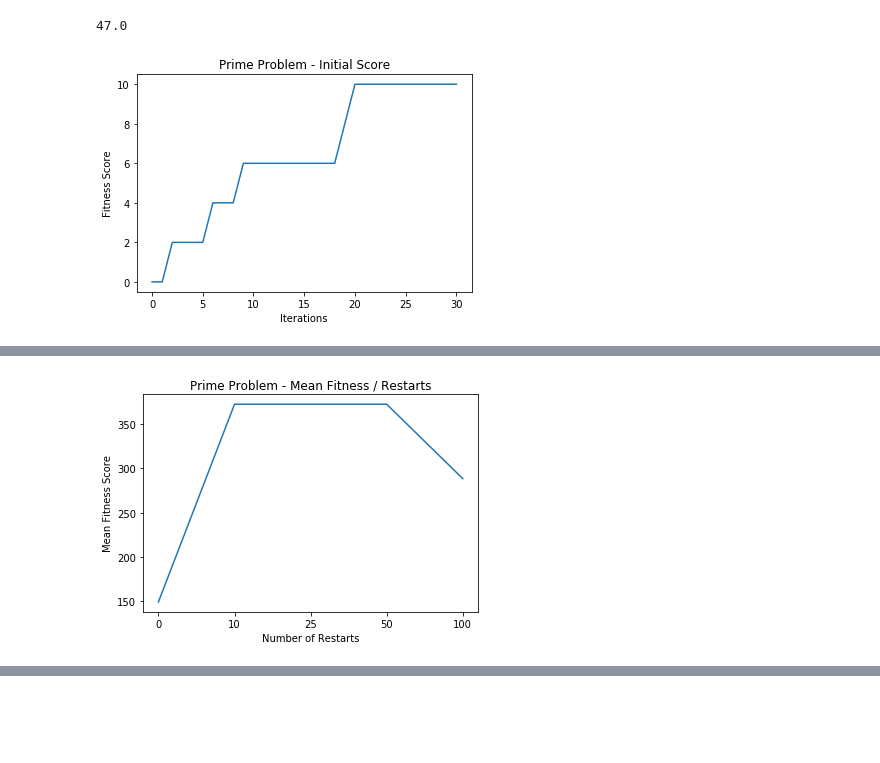
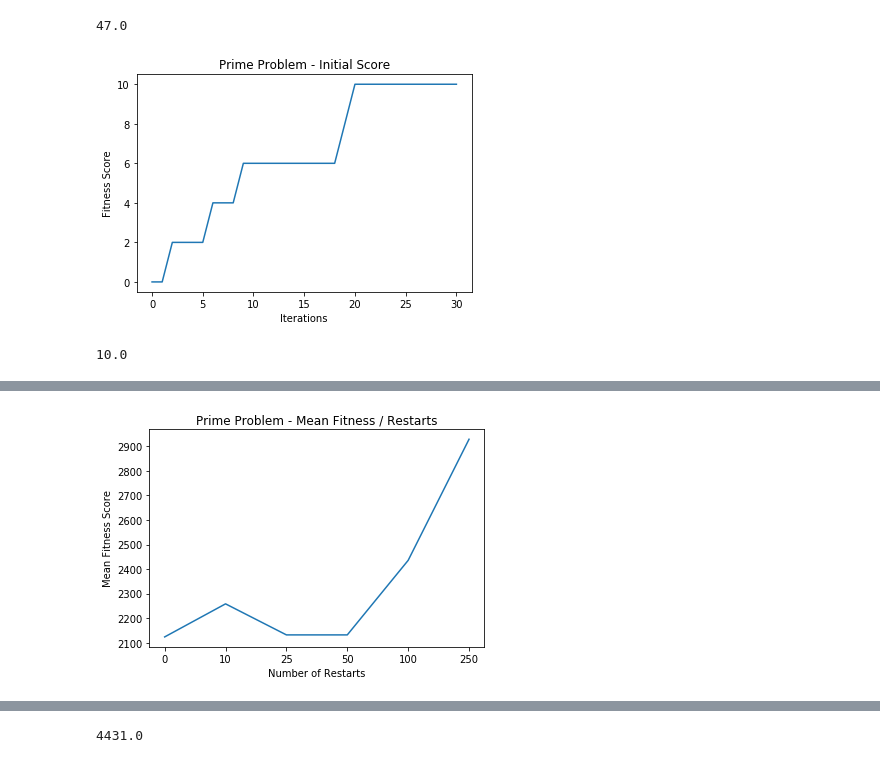
Before and after one commit to JonahCWilson/mla2, a Jupyter notebook: Assignment2.ipynb, the cells around one changed output, grey strips where cells are left out. Saved outputs shown, nothing was run; the diff lists cells and outputs as text; code cells hidden in the pictures; blank space fills up the shorter version.

```diff
--- a/Assignment2.ipynb
+++ b/Assignment2.ipynb
@@ -1138,7 +1253,7 @@ plt.title("{} - Maximum Iterations".format(title))
 plt.show()
 
 # Adjust iteration size and run over attempts
-param_grid['max_iters'] = 250
+param_grid['max_iters'] = math.inf
 means = []
 for i in attempts:
     param_grid['max_attempts'] = i
@@ -1152,7 +1267,7 @@ plt.title("{} - Maximum Attempts".format(title))
 plt.show()
 
 # Run Over Various restarts
-param_grid['max_attempts'] = 25
+param_grid['max_attempts'] = 100
 means = []
 for i in [0, 10, 25, 50, 100]:
     param_grid['restarts'] = i
@@ -1165,7 +1280,7 @@ plt.ylabel("Mean Fitness Score")
 plt.title("{} - Mean Fitness / Restarts".format(title))
 plt.show()
 
-param_grid['restarts'] = 25
+param_grid['restarts'] = 100
 
 best_state, best_fitness, curves = rhc(**param_grid)
 
@@ -1174,6 +1289,8 @@ plt.xlabel("Iterations")
 plt.ylabel("Fitness Score")
 plt.title("{} - Final Score".format(title))
 plt.show()
+
+print(best_fitness)
 # %% [output]
 [figure]
 [figure]
@@ -1296,9 +1414,23 @@ plt.xlabel("Iterations")
 plt.ylabel("Fitness Score")
 plt.show()
 
+print(best_fitness)
+
+# Adjust iteration size and run over attempts
+means = []
+for i in attempts:
+    param_grid['max_attempts'] = i
+    best_state, best_fitness, curves = rhc(**param_grid)
+    means.append(np.mean(curves))
+
+plt.plot([str(i) for i in attempts], means)
+plt.xlabel("Maximum Attempts")
+plt.ylabel("Mean Fitness Score")
+plt.title("{} - Maximum Attempts".format(title))
+plt.show()
 
 # run over different maximum iterations
-
+param_grid['max_attempts'] = 200
 means = []
 for i in iters:
     param_grid['max_iters'] = i
@@ -1311,35 +1443,21 @@ plt.ylabel("Mean Fitness Score")
 plt.title("{} - Maximum Iterations".format(title))
 plt.show()
 
-# Adjust iteration size and run over attempts
-param_grid['max_iters'] = 250
+# Run Over Various restarts
+param_grid['max_iters'] = math.inf
 means = []
-for i in attempts:
-    param_grid['max_attempts'] = i
-    best_state, best_fitness, curves = rhc(**param_grid)
-    means.append(np.mean(curves))
-
-plt.plot([str(i) for i in attempts], means)
-plt.xlabel("Maximum Attempts")
-plt.ylabel("Mean Fitness Score")
-plt.title("{} - Maximum Attempts".format(title))
-plt.show()
-
-# Run Over Various restarts
-param_grid['max_attempts'] = 200
-means = []
-for i in [0, 10, 25, 50, 100]:
+for i in [0, 10, 25, 50, 100, 250]:
     param_grid['restarts'] = i
     best_state, best_fitness, curves = rhc(**param_grid)
     means.append(np.mean(curves))
 
-plt.plot([str(i) for i in [0, 10, 25, 50, 100]], means)
+plt.plot([str(i) for i in [0, 10, 25, 50, 100, 250]], means)
 plt.xlabel("Number of Restarts")
 plt.ylabel("Mean Fitness Score")
 plt.title("{} - Mean Fitness / Restarts".format(title))
 plt.show()
 
-param_grid['restarts'] = 50
+param_grid['restarts'] = 250
 
 best_state, best_fitness, curves = rhc(**param_grid)
 
@@ -1348,5 +1466,8 @@ plt.xlabel("Iterations")
 plt.ylabel("Fitness Score")
 plt.title("{} - Final Score".format(title))
 plt.show()
+
+print(best_fitness)
 # %% [output]
 [figure]
+10.0
@@ -1355 +1476 @@ plt.show()
-[figure, old version]
+[figure, new version]
@@ -1356,0 +1478 @@ plt.show()
+4431.0
```
Also changed, not shown: parts of 17 cells of this notebook.
